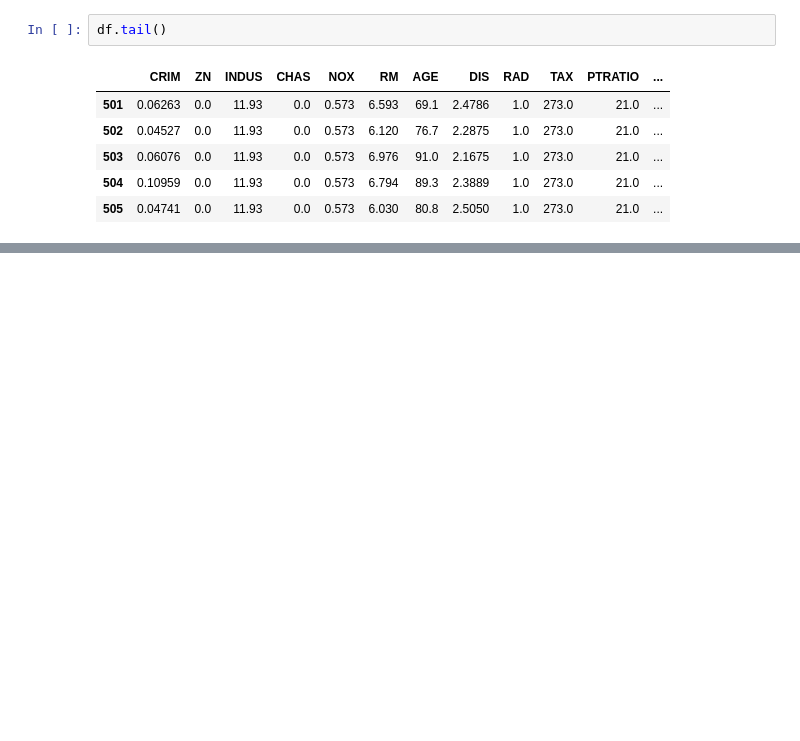
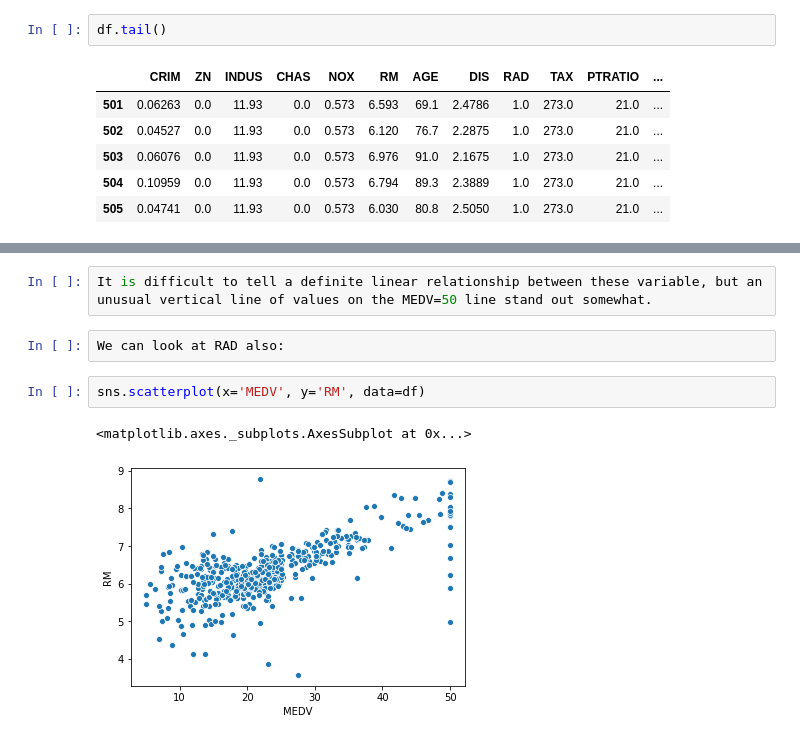
Before and after one commit to Pmcg1/ML-S_Project_2019, a Jupyter notebook: ML-S_2019.ipynb, the cells around one changed output, grey strips where cells are left out. Drawn from its saved outputs; the diff is of its cells as text; blank space fills up the shorter version.

```diff
--- a/ML-S_2019.ipynb
+++ b/ML-S_2019.ipynb
@@ -92,0 +141,9 @@ df.describe()
+# %%
+It is difficult to tell a definite linear relationship between these variable, but an unusual vertical line of values on the MEDV=50 line stand out somewhat.
+# %%
+We can look at RAD also:
+# %%
+sns.scatterplot(x='MEDV', y='RM', data=df)
+# %% [output]
+<matplotlib.axes._subplots.AxesSubplot at 0x...>
+[figure, added]
```
Also changed, not shown: parts of 26 cells of this notebook.
